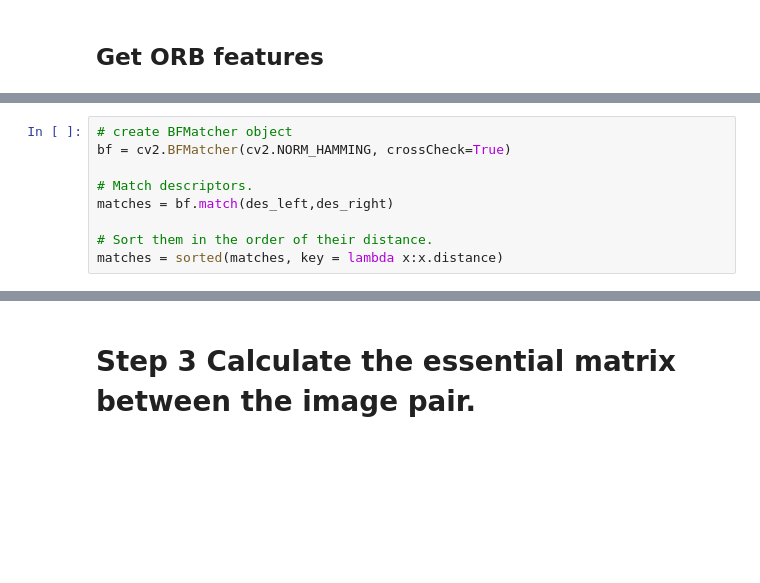
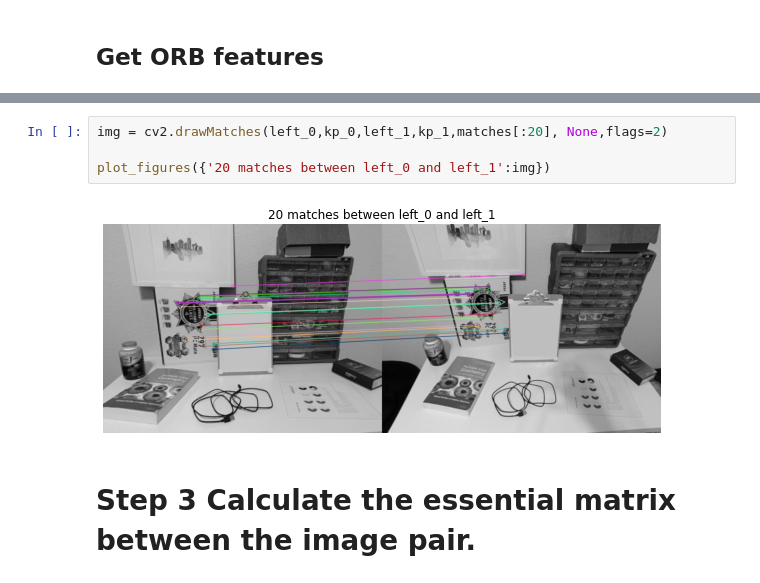
Before and after one commit to eshangaur/Perception-in-Robotics, a Jupyter notebook: project_2b/code/task_7/task_7.ipynb, the cells around one changed output, grey strips where cells are left out. Cells and saved outputs as stored; diff of their text form; blank space fills up the shorter version.

```diff
--- a/project_2b/code/task_7/task_7.ipynb
+++ b/project_2b/code/task_7/task_7.ipynb
@@ -147,9 +114,0 @@ plot_figures({'ORB features left':img_left_pts, 'ORB features right':img_right_p
-# %%
-# create BFMatcher object
-bf = cv2.BFMatcher(cv2.NORM_HAMMING, crossCheck=True)
-
-# Match descriptors.
-matches = bf.match(des_left,des_right)
-
-# Sort them in the order of their distance.
-matches = sorted(matches, key = lambda x:x.distance)
@@ -174,3 +115,9 @@ print(matches[0])
+# %%
+img = cv2.drawMatches(left_0,kp_0,left_1,kp_1,matches[:20], None,flags=2)
+
+plot_figures({'20 matches between left_0 and left_1':img})
+# %% [output]
+[figure, added]
 # %% [markdown]
 # Step 3 Calculate the essential matrix between the image pair.
 # %% [markdown]
```
Also changed, not shown: parts of 24 cells of this notebook.
